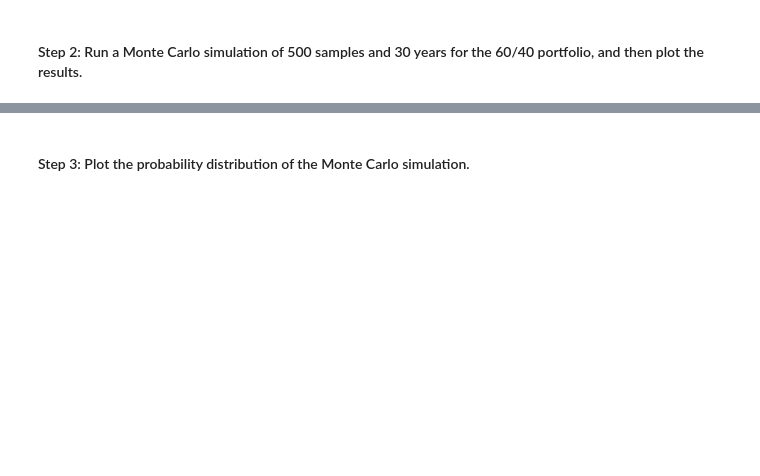
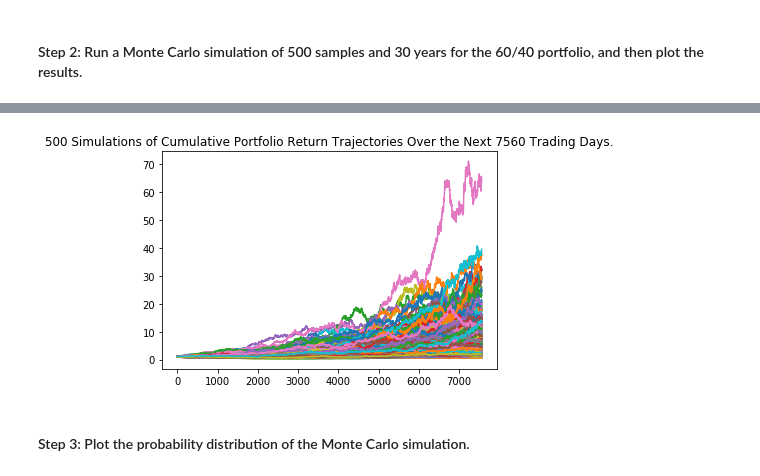
Before and after one commit to liulujunjin-vivian/Module5, a Jupyter notebook: financial_planning_tools.ipynb, the cells around one changed output, grey strips where cells are left out. Drawn from its saved outputs; the diff is of its cells as text; code cells hidden in the pictures; blank space fills up the shorter version.

```diff
--- a/financial_planning_tools.ipynb
+++ b/financial_planning_tools.ipynb
@@ -587,0 +580,3 @@ In this section, you’ll use the MCForecastTools library to create a Monte Carl
+# %%
+# Create dataFrame for Monte Carlo Simulation, use _MC declare variable to avoid jupyter misleading
+df_alpaca_MC = alpaca.get_bars(tickers, timeframe, start = start_date_MC, end = end_date_MC).df
@@ -587,0 +601,7 @@ In this section, you’ll use the MCForecastTools library to create a Monte Carl
+# %%
+# Separate ticker data
+SPY = df_alpaca_MC[df_alpaca_MC['symbol']=='SPY'].drop('symbol', axis=1)
+AGG = df_alpaca_MC[df_alpaca_MC['symbol']=='AGG'].drop('symbol', axis=1)
+# %%
+# Concatenate the ticker DataFrames
+df_alpaca_MC = pd.concat([SPY,AGG], axis = 1, keys = ["SPY", "AGG"])
@@ -597,0 +640,8 @@ In this section, you’ll use the MCForecastTools library to create a Monte Carl
+# %%
+# Configure the Monte Carlo simulation to forecast 30 years cumulative returns
+MC_thirty_years = MCSimulation(
+    portfolio_data = df_alpaca_MC,
+    weights = [.60,.40],
+    num_simulation = 500,
+    num_trading_days = 252*30
+)
@@ -604,0 +703,5 @@ In this section, you’ll use the MCForecastTools library to create a Monte Carl
+# %%
+#Plot an overlay line plot
+MC_sim_line_plot = MC_thirty_years.plot_simulation()
+# %% [output]
+[figure, added]
```
Also changed, not shown: parts of 50 cells of this notebook, 12 other files.
